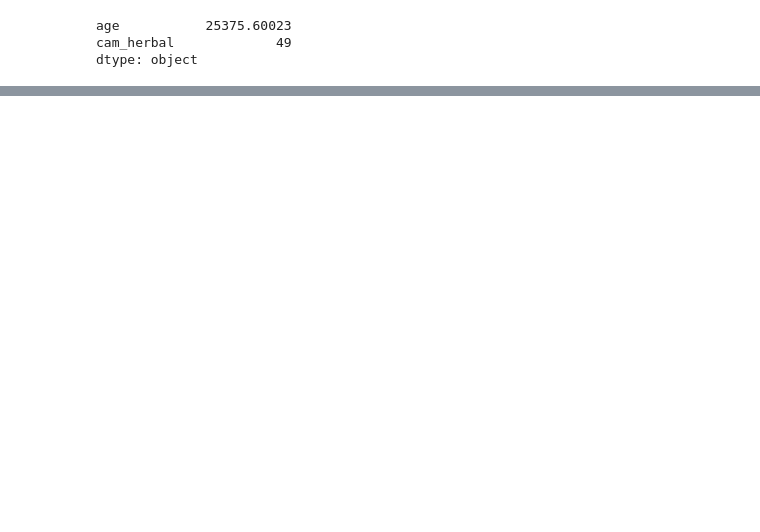
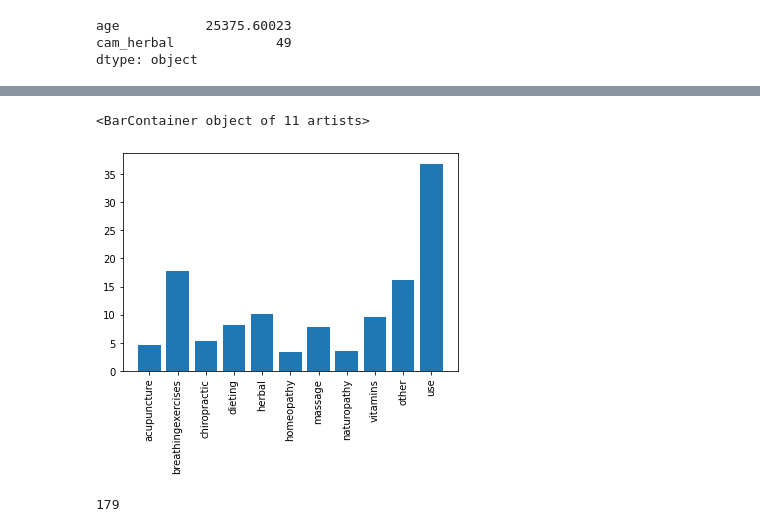
Before and after one commit to MarkJParry/PDA-Project, a Jupyter notebook: PDA-Project.ipynb, the cells around one changed output, grey strips where cells are left out. Drawn from its saved outputs; the diff is of its cells as text; code cells hidden in the pictures; blank space fills up the shorter version.

```diff
--- a/PDA-Project.ipynb
+++ b/PDA-Project.ipynb
@@ -342,0 +422,6 @@ dtype: object
+# %%
+plt.xticks(rotation=90)
+plt.bar(cam_data_x,cam_data_y)
+# %% [output]
+<BarContainer object of 11 artists>
+[figure, added]
@@ -342,0 +430,4 @@ dtype: object
+# %%
+print(count_yes)
+# %% [output]
+179
```
Also changed, not shown: parts of 14 cells of this notebook.
